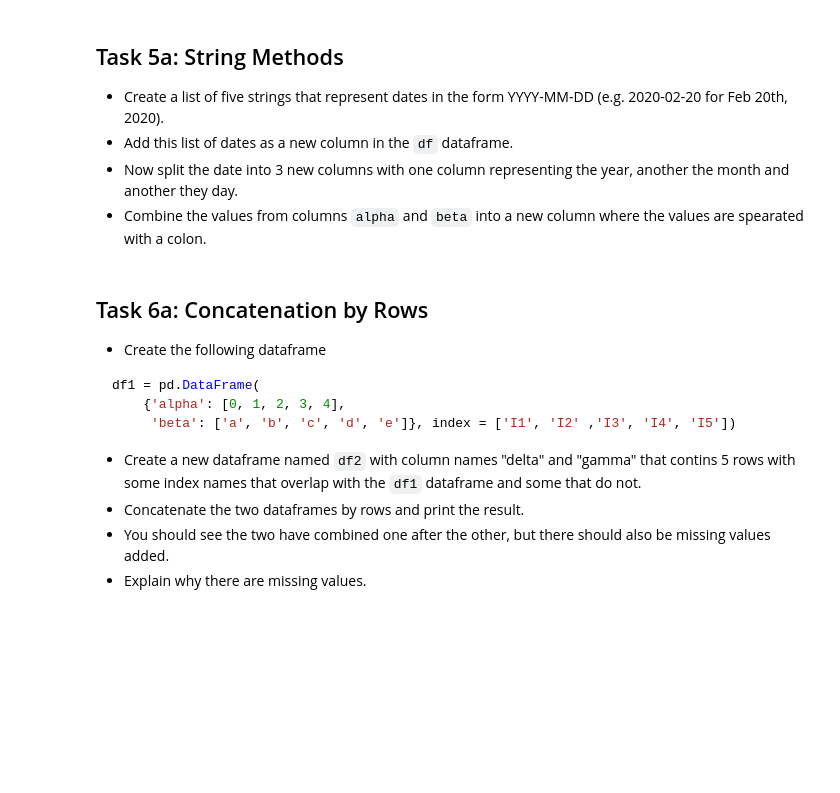
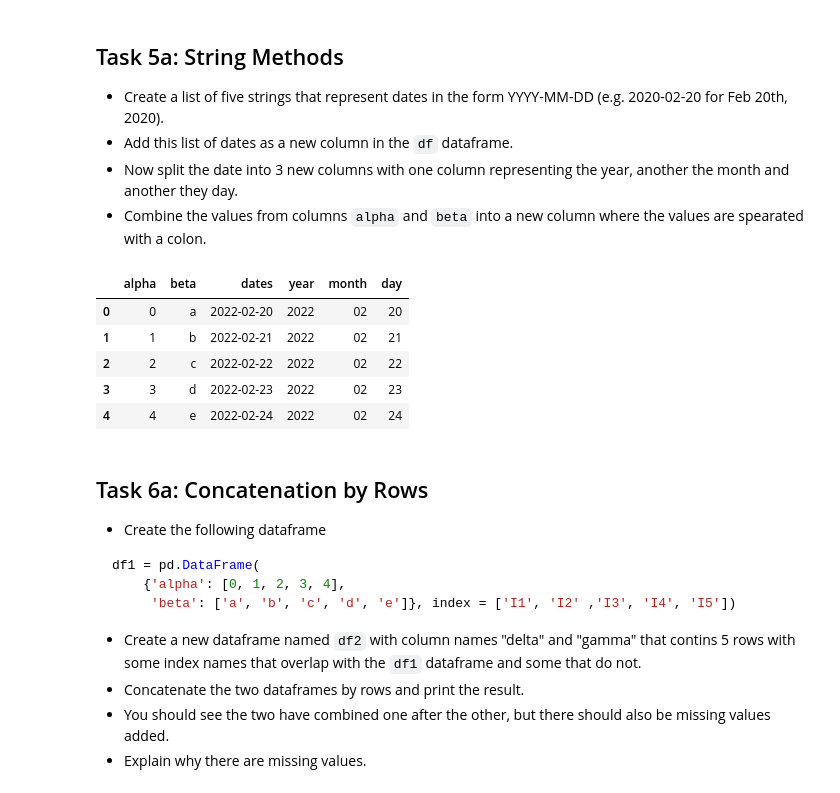
Before and after one commit to saioruganti/Data-Analytics-With-Python, a Jupyter notebook: L04-Pandas_Part2-Practice.ipynb, the cells around one changed output. Cells and saved outputs as stored; diff of their text form; code cells hidden in the pictures; blank space fills up the shorter version.

```diff
--- a/L04-Pandas_Part2-Practice.ipynb
+++ b/L04-Pandas_Part2-Practice.ipynb
@@ -157,6 +182,28 @@ Ientify the number of occurances for each species (virginica, versicolor, setosa
 + Add this list of dates as a new column in the `df` dataframe.
 + Now split the date into 3 new columns with one column representing the year, another the month and another they day.
 + Combine the values from columns `alpha` and `beta` into a new column where the values are spearated with a colon.
+# %%
+date_list=["2022-02-20","2022-02-21","2022-02-22","2022-02-23","2022-02-24"]
+date_list
+
+df["dates"]=date_list
+df
+
+#df["dates"].str
+
+
+df["year"],df["month"],df["day"] = df["dates"].str.split('-').str
+df
+
+# This CANNOT be done since alpha has integers and beta has strings
+# df["concat"] = df["alpha"] + ':' + df["beta"]
+# %% [output]
+|  | alpha | beta | dates | year | month | day |
+| 0 | 0 | a | 2022-02-20 | 2022 | 02 | 20 |
+| 1 | 1 | b | 2022-02-21 | 2022 | 02 | 21 |
+| 2 | 2 | c | 2022-02-22 | 2022 | 02 | 22 |
+| 3 | 3 | d | 2022-02-23 | 2022 | 02 | 23 |
+| 4 | 4 | e | 2022-02-24 | 2022 | 02 | 24 |
 # %% [markdown]
 ## Task 6a: Concatenation by Rows
 + Create the following dataframe
```
Also changed, not shown: parts of 9 cells of this notebook, 2 other files.
